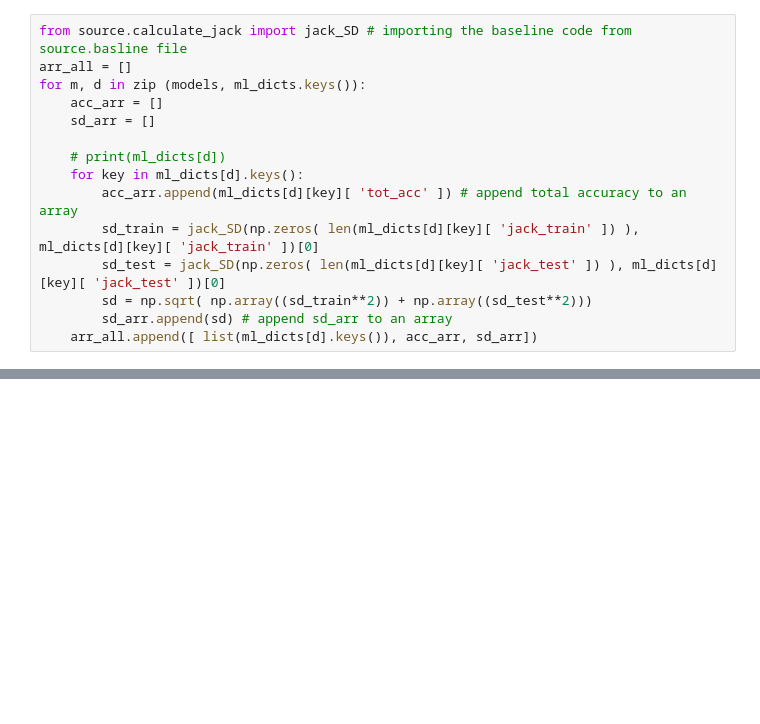
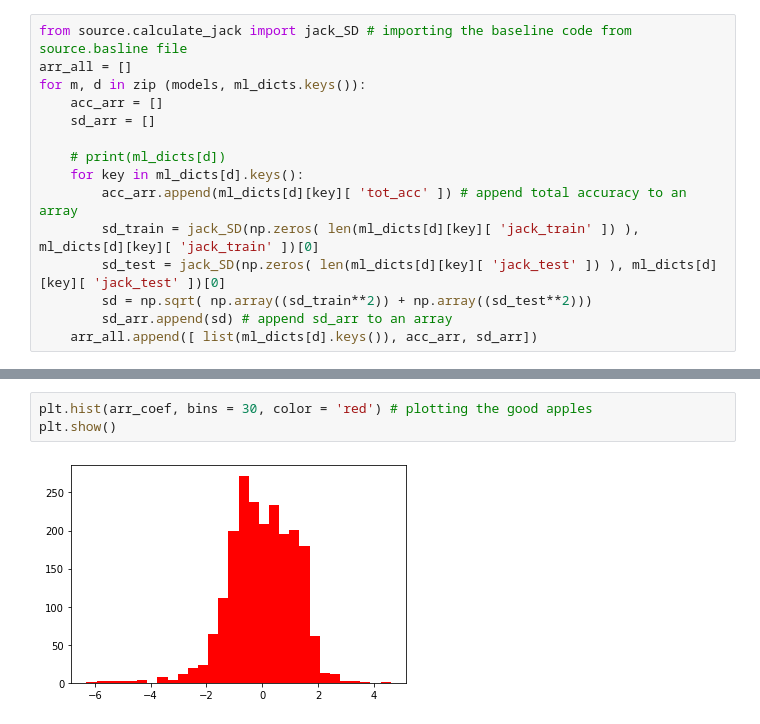
Before and after one commit to eahussein/apple_classification, a Jupyter notebook: gs/tutorial3_gs.ipynb, the cells around one changed output, grey strips where cells are left out. Cells and saved outputs as stored; diff of their text form; blank space fills up the shorter version.

```diff
--- a/gs/tutorial3_gs.ipynb
+++ b/gs/tutorial3_gs.ipynb
@@ -111,0 +124,5 @@ print(arr_all)
+# %%
+plt.hist(arr_coef, bins = 30, color = 'red') # plotting the good apples
+plt.show()
+# %% [output]
+[figure, added]
```
Also changed, not shown: parts of 7 cells of this notebook, 4 other files.
